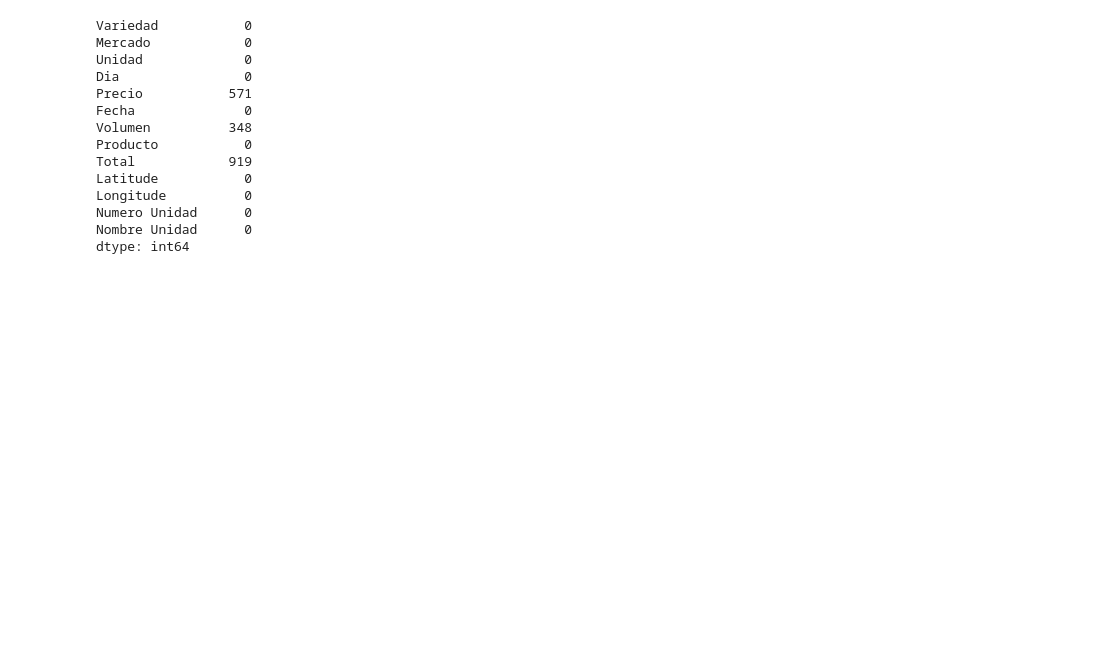
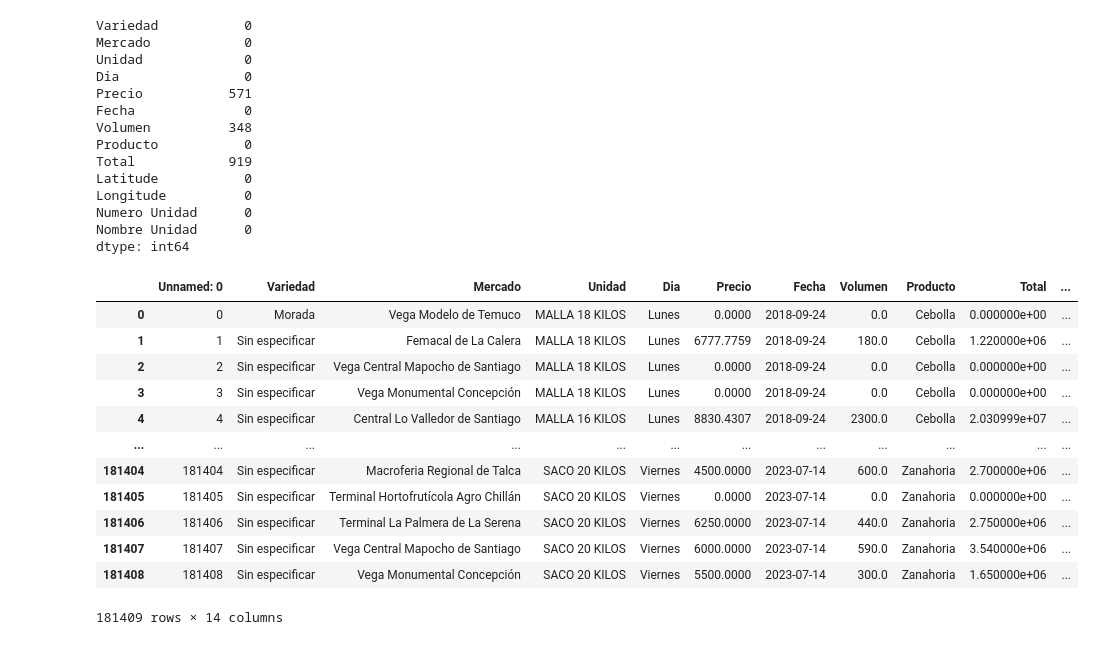
Before and after one commit to sebastiantare/fruitAndVegAnalysis, a Jupyter notebook: RefineData.ipynb, the cells around one changed output. Cells and saved outputs as stored; diff of their text form; code cells hidden in the pictures; blank space fills up the shorter version.

```diff
--- a/RefineData.ipynb
+++ b/RefineData.ipynb
@@ -236,3 +236,20 @@ Nombre Unidad      0
 dtype: int64
 # %%
 df.to_csv('./exported_data_2018-09-24_to_2023-07-14_V1.2.csv')
+# %%
+df = pd.read_csv('./exported_data_2018-09-24_to_2023-07-14_V1.2.csv')
+df
+# %% [output]
+|  | Unnamed: 0 | Variedad | Mercado | Unidad | Dia | Precio | Fecha | Volumen | Producto | Total | ... |
+| 0 | 0 | Morada | Vega Modelo de Temuco | MALLA 18 KILOS | Lunes | 0.0000 | 2018-09-24 | 0.0 | Cebolla | 0.000000e+00 | ... |
+| 1 | 1 | Sin especificar | Femacal de La Calera | MALLA 18 KILOS | Lunes | 6777.7759 | 2018-09-24 | 180.0 | Cebolla | 1.220000e+06 | ... |
+| 2 | 2 | Sin especificar | Vega Central Mapocho de Santiago | MALLA 18 KILOS | Lunes | 0.0000 | 2018-09-24 | 0.0 | Cebolla | 0.000000e+00 | ... |
+| 3 | 3 | Sin especificar | Vega Monumental Concepción | MALLA 18 KILOS | Lunes | 0.0000 | 2018-09-24 | 0.0 | Cebolla | 0.000000e+00 | ... |
+| 4 | 4 | Sin especificar | Central Lo Valledor de Santiago | MALLA 16 KILOS | Lunes | 8830.4307 | 2018-09-24 | 2300.0 | Cebolla | 2.030999e+07 | ... |
+| ... | ... | ... | ... | ... | ... | ... | ... | ... | ... | ... | ... |
+| 181404 | 181404 | Sin especificar | Macroferia Regional de Talca | SACO 20 KILOS | Viernes | 4500.0000 | 2023-07-14 | 600.0 | Zanahoria | 2.700000e+06 | ... |
+| 181405 | 181405 | Sin especificar | Terminal Hortofrutícola Agro Chillán | SACO 20 KILOS | Viernes | 0.0000 | 2023-07-14 | 0.0 | Zanahoria | 0.000000e+00 | ... |
+| 181406 | 181406 | Sin especificar | Terminal La Palmera de La Serena | SACO 20 KILOS | Viernes | 6250.0000 | 2023-07-14 | 440.0 | Zanahoria | 2.750000e+06 | ... |
+| 181407 | 181407 | Sin especificar | Vega Central Mapocho de Santiago | SACO 20 KILOS | Viernes | 6000.0000 | 2023-07-14 | 590.0 | Zanahoria | 3.540000e+06 | ... |
+| 181408 | 181408 | Sin especificar | Vega Monumental Concepción | SACO 20 KILOS | Viernes | 5500.0000 | 2023-07-14 | 300.0 | Zanahoria | 1.650000e+06 | ... |
+181409 rows × 14 columns
```
Also changed, not shown: parts of 3 cells of this notebook.
